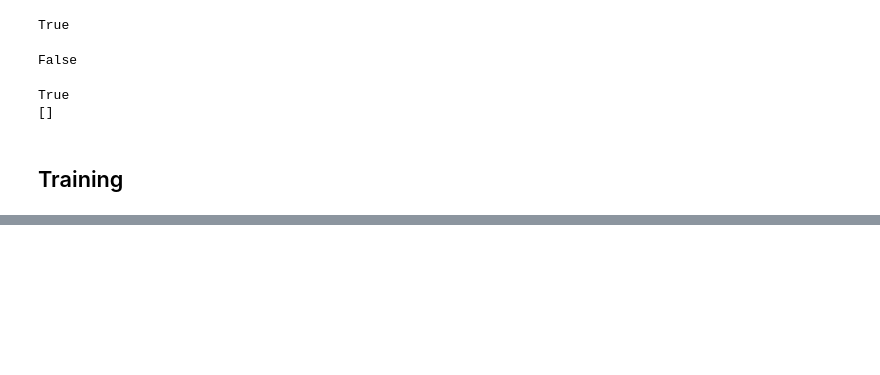
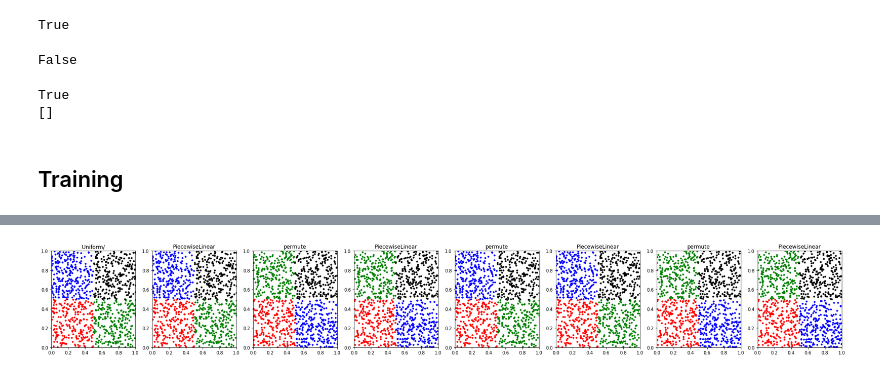
Before and after one commit to matteoettam09/i-flow, a Jupyter notebook: bijector.ipynb, the cells around one changed output, grey strips where cells are left out. Drawn from its saved outputs; the diff is of its cells as text; code cells hidden in the pictures; blank space fills up the shorter version.

```diff
--- a/bijector.ipynb
+++ b/bijector.ipynb
@@ -205,0 +213,19 @@ print(sess.run(grads))
+# %%
+results = sess.run(samples)
+f, arr = plt.subplots(1, len(results), figsize=(4*len(results),4))
+X0 = results[0]
+for i in range(len(results)):
+    X1 = results[i]
+    idx = np.logical_and(X0[:,0] < 0.5, X0[:,1] < 0.5)
+    arr[i].scatter(X1[idx, 0], X1[idx, 1], s=10, color='red')
+    idx = np.logical_and(X0[:, 0] > 0.5, X0[:, 1] < 0.5)
+    arr[i].scatter(X1[idx, 0], X1[idx, 1], s=10, color='green')
+    idx = np.logical_and(X0[:, 0] < 0.5, X0[:, 1] > 0.5)
+    arr[i].scatter(X1[idx, 0], X1[idx, 1], s=10, color='blue')
+    idx = np.logical_and(X0[:, 0] > 0.5, X0[:, 1] > 0.5)
+    arr[i].scatter(X1[idx, 0], X1[idx, 1], s=10, color='black')
+    arr[i].set_xlim([0, 1])
+    arr[i].set_ylim([0, 1])
+    arr[i].set_title(names[i])
+# %% [output]
+[figure, added]
```
Also changed, not shown: parts of 27 cells of this notebook.
